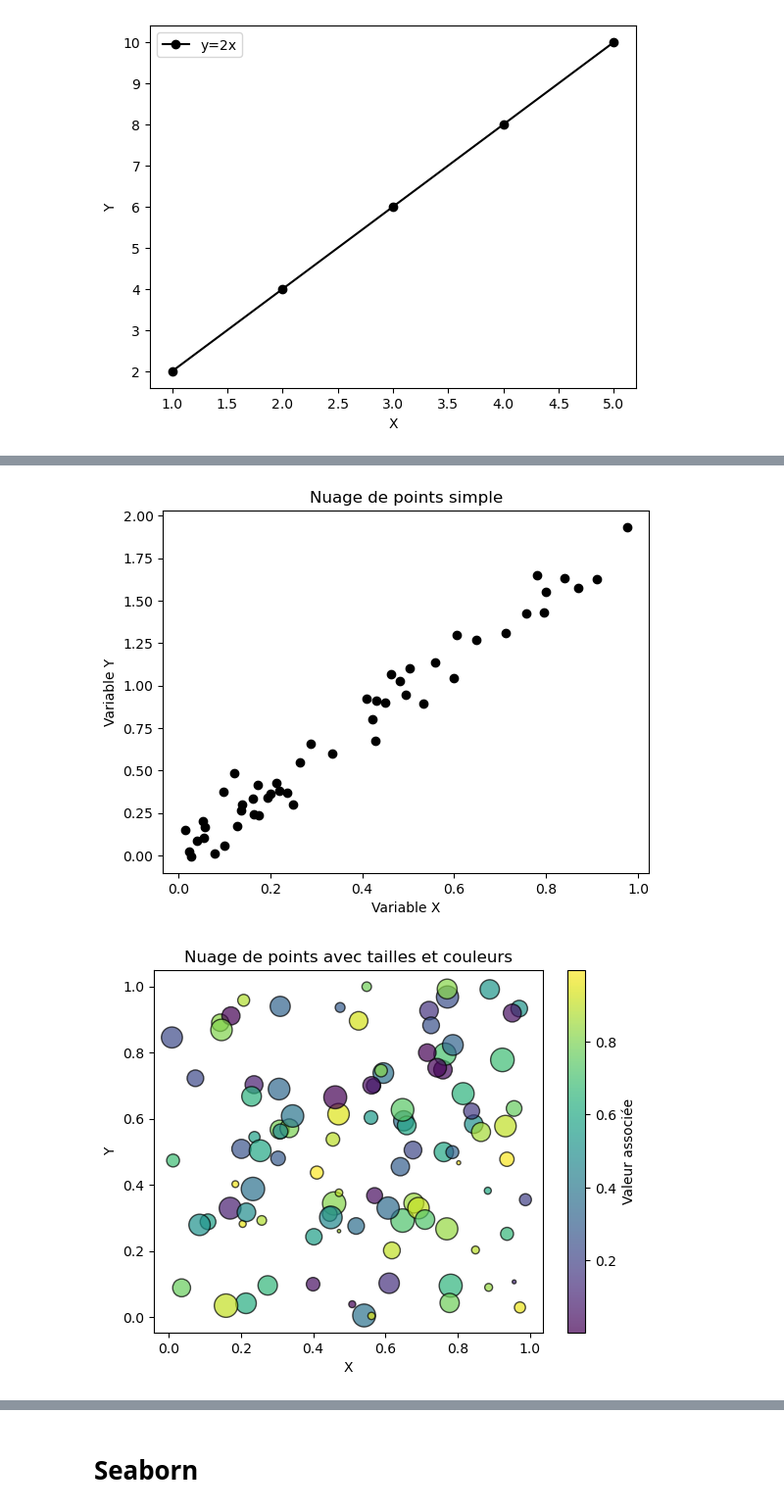
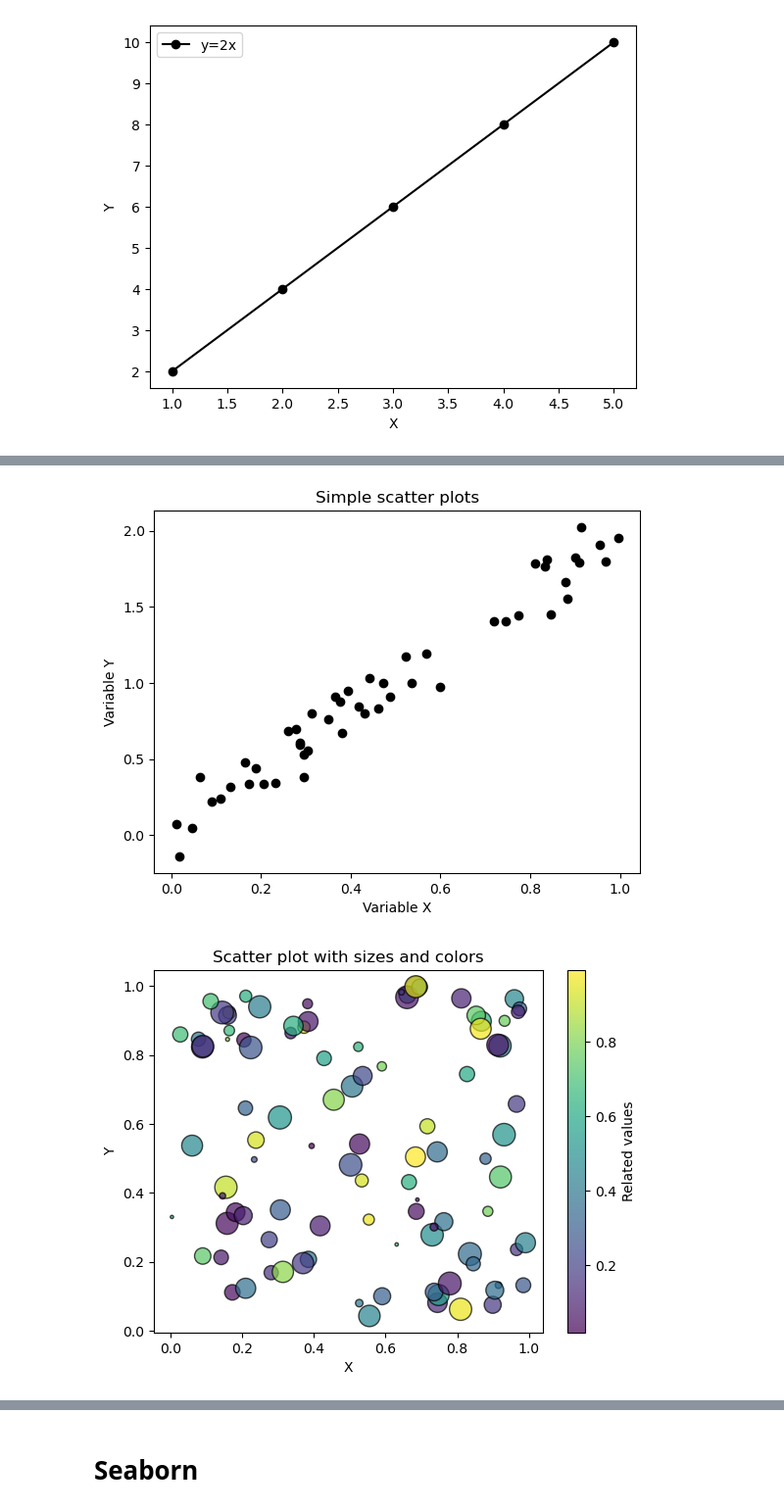
Before and after one commit to Chris-Will1/First_project, a Jupyter notebook: Data Visualisation.ipynb, the cells around one changed output, grey strips where cells are left out. Shown at 98% size. Saved outputs shown, nothing was run; the diff lists cells and outputs as text; code cells hidden in the pictures.

Commit message:
Data Visualisation

```diff
--- a/Data Visualisation.ipynb
+++ b/Data Visualisation.ipynb
@@ -101,33 +101,33 @@ plt.show()
 # %%
-# Nuages de point de données
+# Data scatter plots
 
 import matplotlib.pyplot as plt
 import numpy as np
 
 x = np.random.rand(50)
-y = 2 * x + np.random.randn(50) * 0.1  # relation linéaire avec un peu de bruit
+y = 2 * x + np.random.randn(50) * 0.1
 
 plt.scatter(x, y, marker="o", color="black")
-plt.title("Nuage de points simple")
+plt.title("Simple scatter plots")
 plt.xlabel("Variable X")
 plt.ylabel("Variable Y")
 plt.show()
 # %% [output]
-[figure, old version]
+[figure, new version]
 # %%
-# Nuage de points amélioré
+# Enhanced scatter plot
 
 x = np.random.rand(100)
 y = np.random.rand(100)
 taille = np.random.rand(100) * 300
 couleur = np.random.rand(100)
 
 plt.scatter(x, y, s=taille,c=couleur, cmap="viridis", alpha=0.7, edgecolors="black")
-plt.title("Nuage de points avec tailles et couleurs")
+plt.title("Scatter plot with sizes and colors")
 plt.xlabel("X")
 plt.ylabel("Y")
-plt.colorbar(label="Valeur associée")
+plt.colorbar(label="Related values")
 plt.show()
 # %% [output]
-[figure, old version]
+[figure, new version]
 # %%
```
Also changed, not shown: parts of 12 cells of this notebook, 1 other file.
